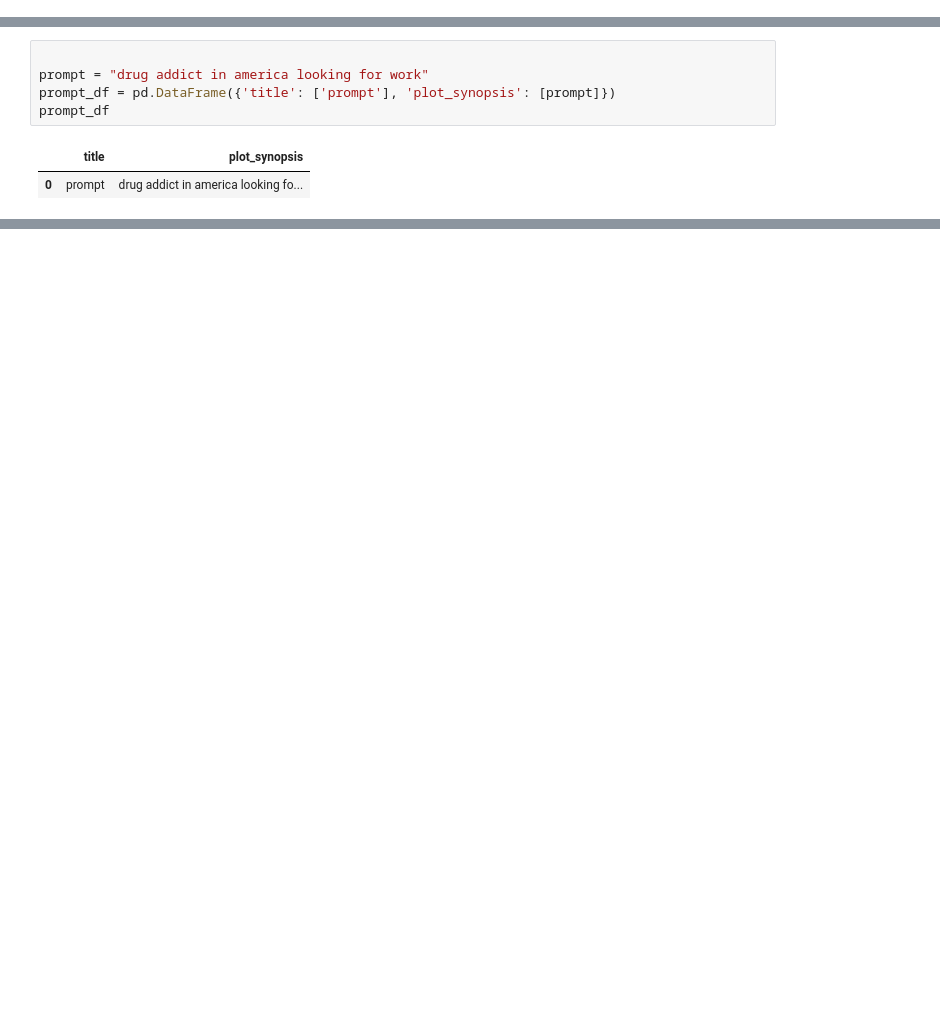
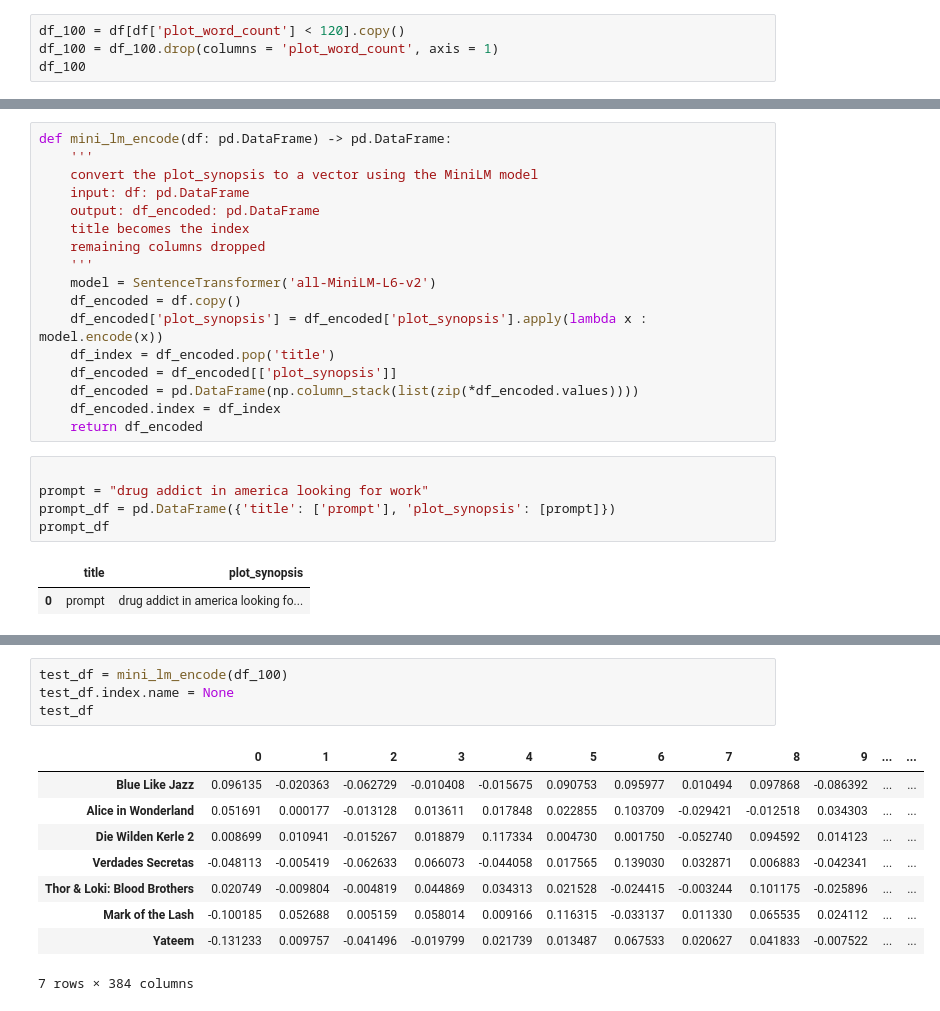
Before and after one commit to rossnorman11/movie_recommendation_GPT, a Jupyter notebook: notebooks/Transformer_encoder_edited_p.ipynb, the cells around one changed output, grey strips where cells are left out. Cells and saved outputs as stored; diff of their text form; blank space fills up the shorter version.

Commit message:
changes in encoder, Makefile, started API

```diff
--- a/notebooks/Transformer_encoder_edited_p.ipynb
+++ b/notebooks/Transformer_encoder_edited_p.ipynb
@@ -72,3 +72,7 @@ df
 | 14826 | tt0039464 | High Wall | Steven Kenet catches his unfaithf... | murder | test | wikipedia | 378 |
 | 14827 | tt0235166 | Against All Hope | Sometime in the 1950s in Chicago ... | christian film | test | wikipedia | 857 |
 14828 rows × 7 columns
+# %%
+df_100 = df[df['plot_word_count'] < 120].copy()
+df_100 = df_100.drop(columns = 'plot_word_count', axis = 1)
+df_100
@@ -230,6 +229,23 @@ result
 df_500.shape
 # %% [output]
 (4771, 6)
+# %%
+def mini_lm_encode(df: pd.DataFrame) -> pd.DataFrame:
+    '''
+    convert the plot_synopsis to a vector using the MiniLM model
+    input: df: pd.DataFrame
+    output: df_encoded: pd.DataFrame
+    title becomes the index
+    remaining columns dropped
+    '''
+    model = SentenceTransformer('all-MiniLM-L6-v2')
+    df_encoded = df.copy()
+    df_encoded['plot_synopsis'] = df_encoded['plot_synopsis'].apply(lambda x : model.encode(x))
+    df_index = df_encoded.pop('title')
+    df_encoded = df_encoded[['plot_synopsis']]
+    df_encoded = pd.DataFrame(np.column_stack(list(zip(*df_encoded.values))))
+    df_encoded.index = df_index
+    return df_encoded
 # %%
 
 prompt = "drug addict in america looking for work"
@@ -240,0 +264,14 @@ prompt_df
+# %%
+test_df = mini_lm_encode(df_100)
+test_df.index.name = None
+test_df
+# %% [output]
+|  | 0 | 1 | 2 | 3 | 4 | 5 | 6 | 7 | 8 | 9 | ... | ... |
+| Blue Like Jazz | 0.096135 | -0.020363 | -0.062729 | -0.010408 | -0.015675 | 0.090753 | 0.095977 | 0.010494 | 0.097868 | -0.086392 | ... | ... |
+| Alice in Wonderland | 0.051691 | 0.000177 | -0.013128 | 0.013611 | 0.017848 | 0.022855 | 0.103709 | -0.029421 | -0.012518 | 0.034303 | ... | ... |
+| Die Wilden Kerle 2 | 0.008699 | 0.010941 | -0.015267 | 0.018879 | 0.117334 | 0.004730 | 0.001750 | -0.052740 | 0.094592 | 0.014123 | ... | ... |
+| Verdades Secretas | -0.048113 | -0.005419 | -0.062633 | 0.066073 | -0.044058 | 0.017565 | 0.139030 | 0.032871 | 0.006883 | -0.042341 | ... | ... |
+| Thor & Loki: Blood Brothers | 0.020749 | -0.009804 | -0.004819 | 0.044869 | 0.034313 | 0.021528 | -0.024415 | -0.003244 | 0.101175 | -0.025896 | ... | ... |
+| Mark of the Lash | -0.100185 | 0.052688 | 0.005159 | 0.058014 | 0.009166 | 0.116315 | -0.033137 | 0.011330 | 0.065535 | 0.024112 | ... | ... |
+| Yateem | -0.131233 | 0.009757 | -0.041496 | -0.019799 | 0.021739 | 0.013487 | 0.067533 | 0.020627 | 0.041833 | -0.007522 | ... | ... |
+7 rows × 384 columns
```
Also changed, not shown: parts of 4 cells of this notebook, 5 other files.
